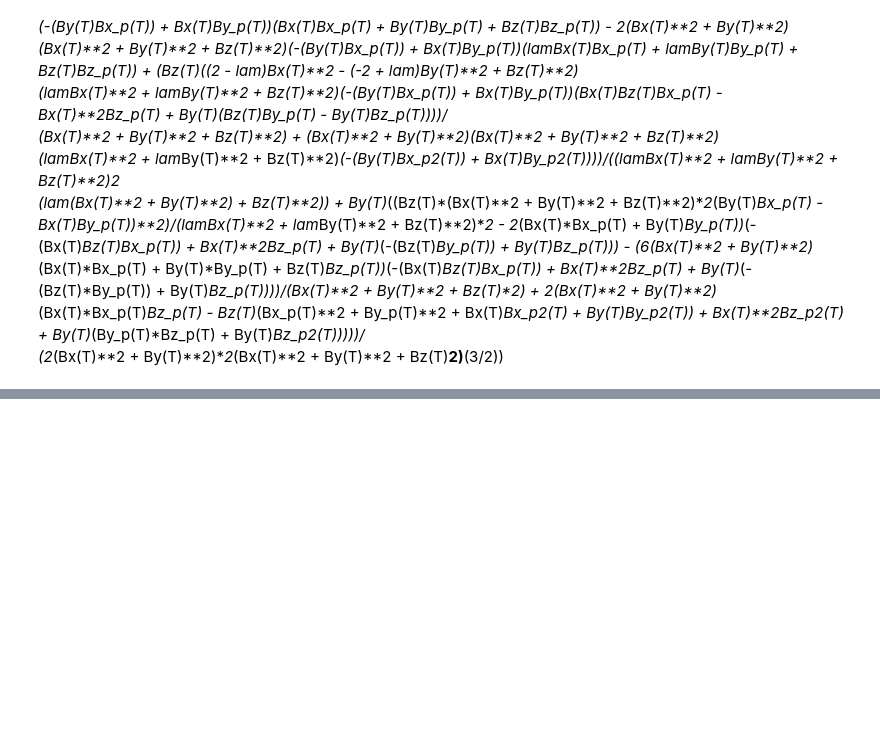
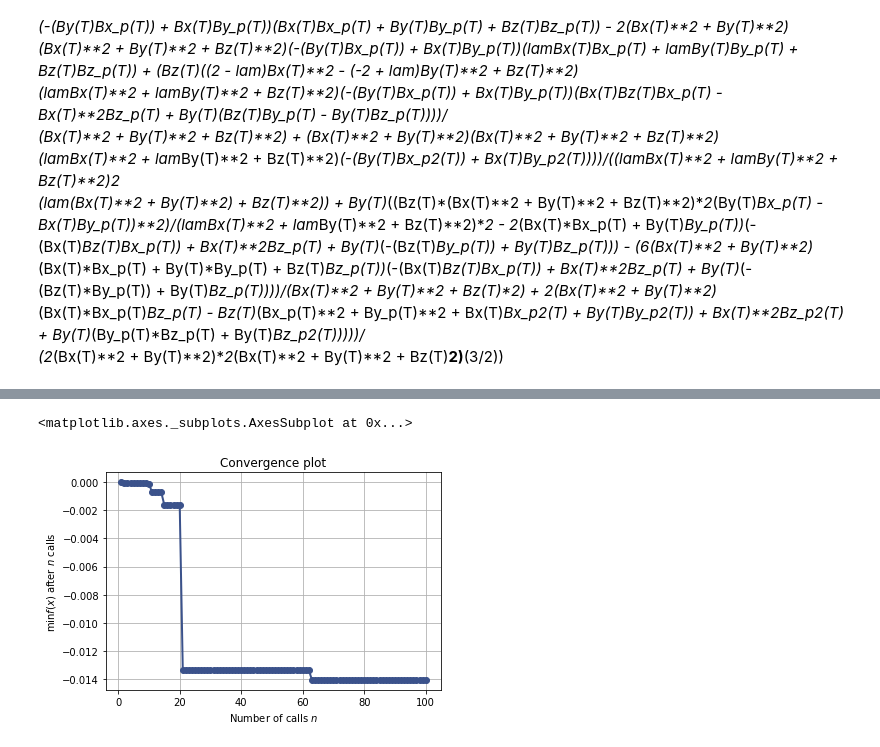
Before and after one commit to someoneinthecrowd/Microroller_Fields, a Jupyter notebook: perturbation.ipynb, the cells around one changed output, grey strips where cells are left out. Saved outputs shown, nothing was run; the diff lists cells and outputs as text; code cells hidden in the pictures; blank space fills up the shorter version.

```diff
--- a/perturbation.ipynb
+++ b/perturbation.ipynb
@@ -78,6 +80,8 @@ n=8
 w=1
 Y=0.10772427142152266
 a=-5/180*np.pi
+# %%
+v=[1,-1,0,0.5,1,-0.5,-1]
 # %% [markdown]
 ## each direction
 def Bx(t):
@@ -297,7 +301,7 @@ import scipy.integrate as integrate
 def target(vv):
     global v
     v=vv
-    dx1=integrate.romberg(ux1, 0, 2*np.pi)
-    dx2=integrate.romberg(ux2, 0, 2*np.pi)
-    dy1=integrate.romberg(uy2, 0, 2*np.pi)
-    return np.absolute(dy1/(dx1+dx2))*dy1
+    dx1=np.mean([ux1(i) for i in np.linspace(0,2*np.pi,1000) ])*2*np.pi
+    dx2=np.mean([ux2(i) for i in np.linspace(0,2*np.pi,1000) ])*2*np.pi
+    dy1=np.mean([uy1(i) for i in np.linspace(0,2*np.pi,1000) ])*2*np.pi
+    return -np.absolute(dy1/(dx1+dx2))*dy1
@@ -316,0 +365,12 @@ import cma
+# %%
+for i in range(40):
+
+    with cma.fitness_transformations.EvalParallel(6) as eval_all:
+        es = cma.CMAEvolutionStrategy(np.random.uniform(low=-1, high=1, size=(7,)), 0.5,{'maxfevals':500,'bounds': [[-1,-1,-1,-1,-1,-1,-1],[1,1,1,1,1,1,1]],\
+                                                                                      'verb_disp': 200  ,'verb_log': 200  } )
+        while not es.stop():
+            X = es.ask()
+            es.tell(X, eval_all(target, X))
+            # was: es.tell(X, [fitness(x) for x in X])
+            es.disp()
+    np.savetxt("cma_es_parrelel_"+str(40+i)+".csv", es.result.xbest, delimiter=",")
@@ -365,0 +480,7 @@ integrate.romberg(ux1, 0, 2*np.pi)*Y
+# %%
+from skopt.plots import plot_convergence
+
+plot_convergence(res)
+# %% [output]
+<matplotlib.axes._subplots.AxesSubplot at 0x...>
+[figure, added]
```
Also changed, not shown: parts of 32 cells of this notebook.
